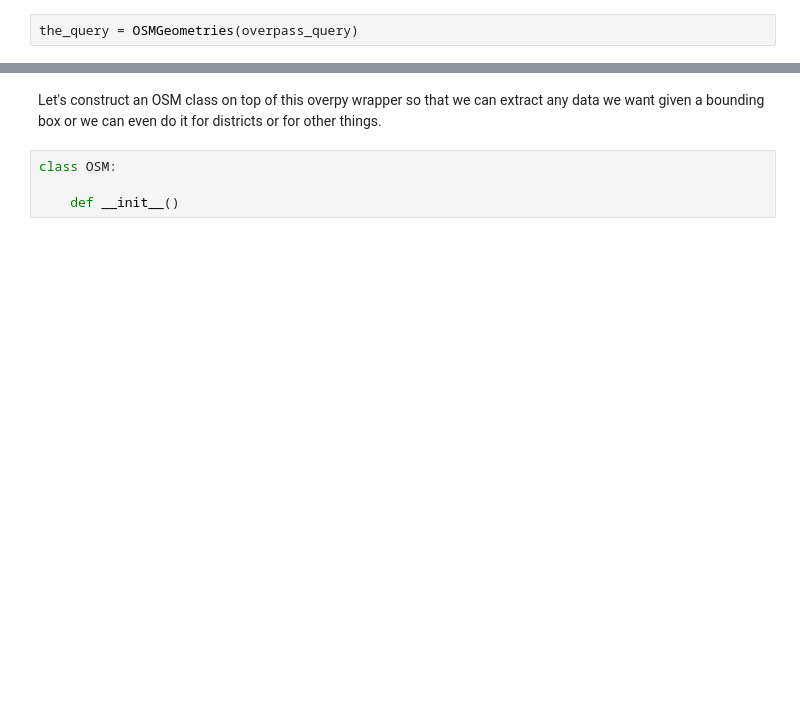
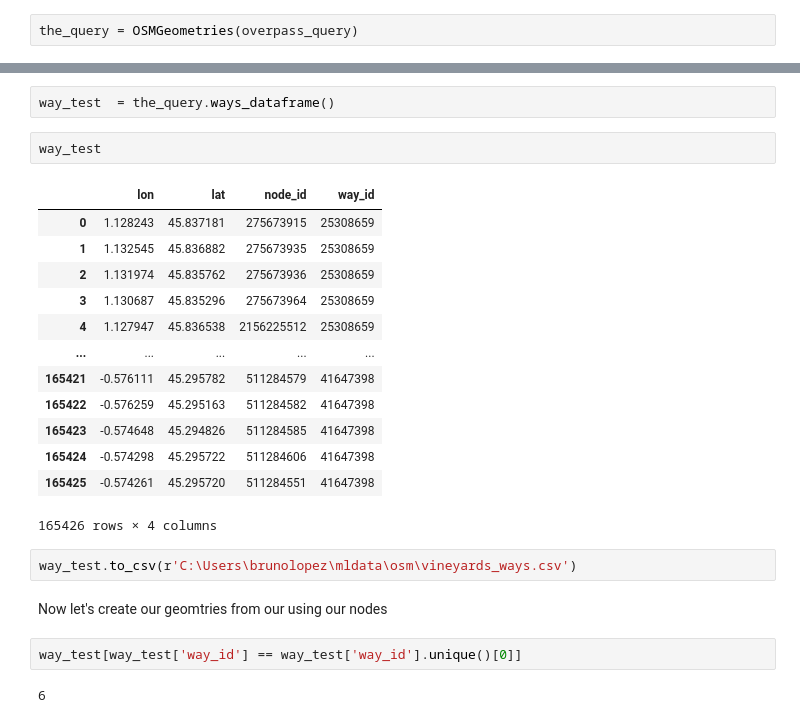
Before and after one commit to brunohlopez/machineLearning, a Jupyter notebook: geospatial/osm/overpass_turbo_query.ipynb, the cells around one changed output, grey strips where cells are left out. Drawn from its saved outputs; the diff is of its cells as text; blank space fills up the shorter version.

```diff
--- a/geospatial/osm/overpass_turbo_query.ipynb
+++ b/geospatial/osm/overpass_turbo_query.ipynb
@@ -268,7 +356,26 @@ node_test
-# %% [markdown]
-Let's construct an OSM class on top of this overpy wrapper so that we can extract any data we want given a bounding box or
-we can even do it for districts or for other things.
-# %%
-class OSM:
-
-    def __init__()
+# %%
+way_test  = the_query.ways_dataframe()
+# %%
+way_test
+# %% [output]
+|  | lon | lat | node_id | way_id |
+| 0 | 1.128243 | 45.837181 | 275673915 | 25308659 |
+| 1 | 1.132545 | 45.836882 | 275673935 | 25308659 |
+| 2 | 1.131974 | 45.835762 | 275673936 | 25308659 |
+| 3 | 1.130687 | 45.835296 | 275673964 | 25308659 |
+| 4 | 1.127947 | 45.836538 | 2156225512 | 25308659 |
+| ... | ... | ... | ... | ... |
+| 165421 | -0.576111 | 45.295782 | 511284579 | 41647398 |
+| 165422 | -0.576259 | 45.295163 | 511284582 | 41647398 |
+| 165423 | -0.574648 | 45.294826 | 511284585 | 41647398 |
+| 165424 | -0.574298 | 45.295722 | 511284606 | 41647398 |
+| 165425 | -0.574261 | 45.295720 | 511284551 | 41647398 |
+165426 rows × 4 columns
+# %%
+way_test.to_csv(r'C:\Users\brunolopez\mldata\osm\vineyards_ways.csv')
+# %% [markdown]
+Now let's create our geomtries from our using our nodes
+# %%
+way_test[way_test['way_id'] == way_test['way_id'].unique()[0]]
+# %% [output]
+6
```
Also changed, not shown: parts of 18 cells of this notebook.
